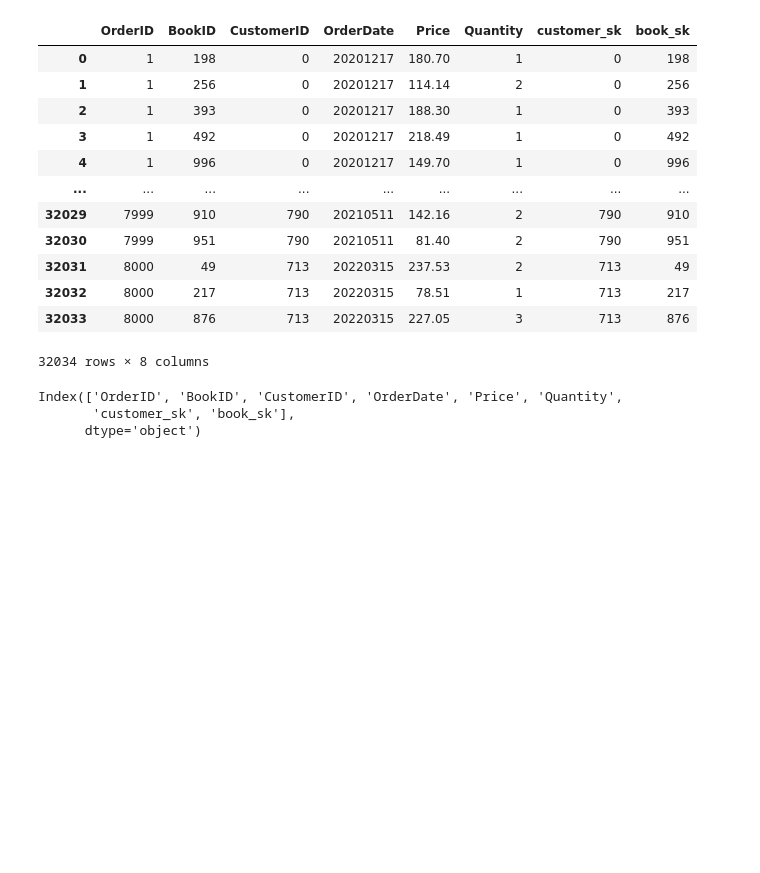
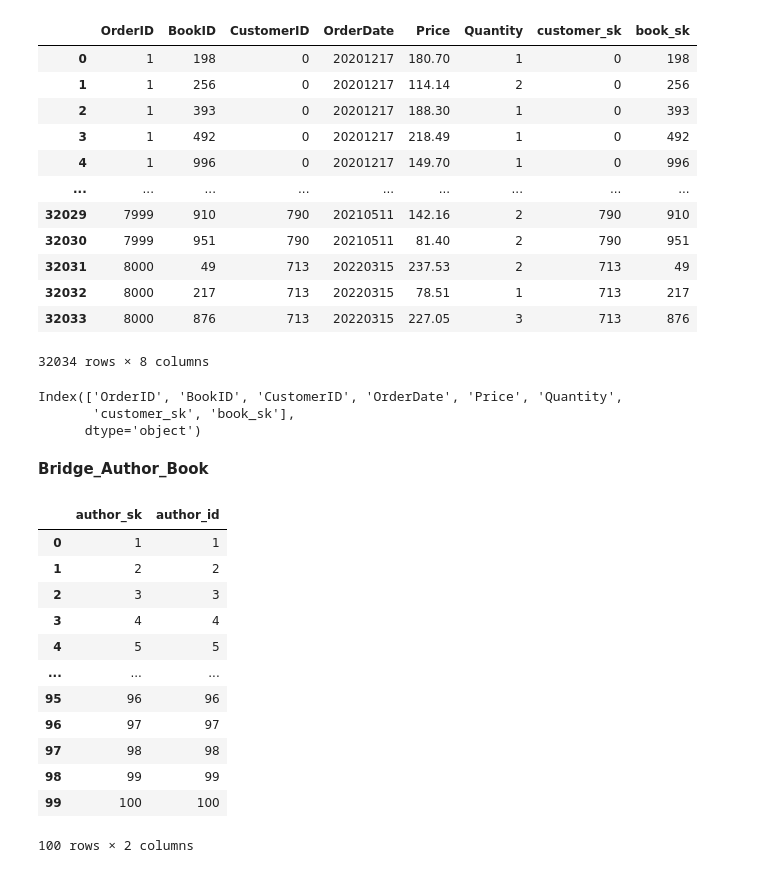
Before and after one commit to AbdelrahmanAlis/BookStore-DWH-ETL, a Jupyter notebook: notebooks/pipeline.ipynb, the cells around one changed output. Drawn from its saved outputs; the diff is of its cells as text; code cells hidden in the pictures; blank space fills up the shorter version.

```diff
--- a/notebooks/pipeline.ipynb
+++ b/notebooks/pipeline.ipynb
@@ -357,0 +378,19 @@ destination_connection.close()
+# %% [markdown]
+****Bridge_Author_Book****
+# %%
+dim_author = pd.read_sql("select author_sk, author_id from Dim_Author", destination_connection)
+dim_author
+# %% [output]
+|  | author_sk | author_id |
+| 0 | 1 | 1 |
+| 1 | 2 | 2 |
+| 2 | 3 | 3 |
+| 3 | 4 | 4 |
+| 4 | 5 | 5 |
+| ... | ... | ... |
+| 95 | 96 | 96 |
+| 96 | 97 | 97 |
+| 97 | 98 | 98 |
+| 98 | 99 | 99 |
+| 99 | 100 | 100 |
+100 rows × 2 columns
```
Also changed, not shown: parts of 11 cells of this notebook.
